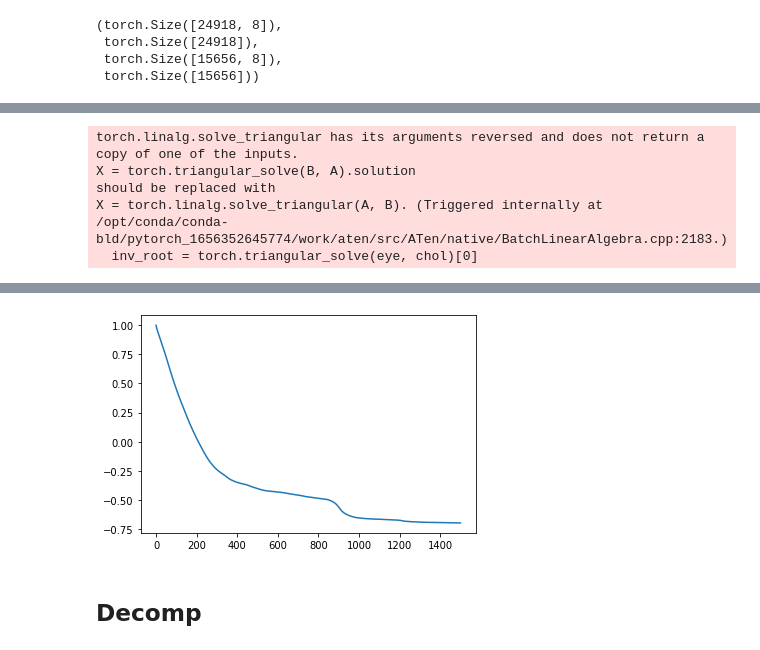
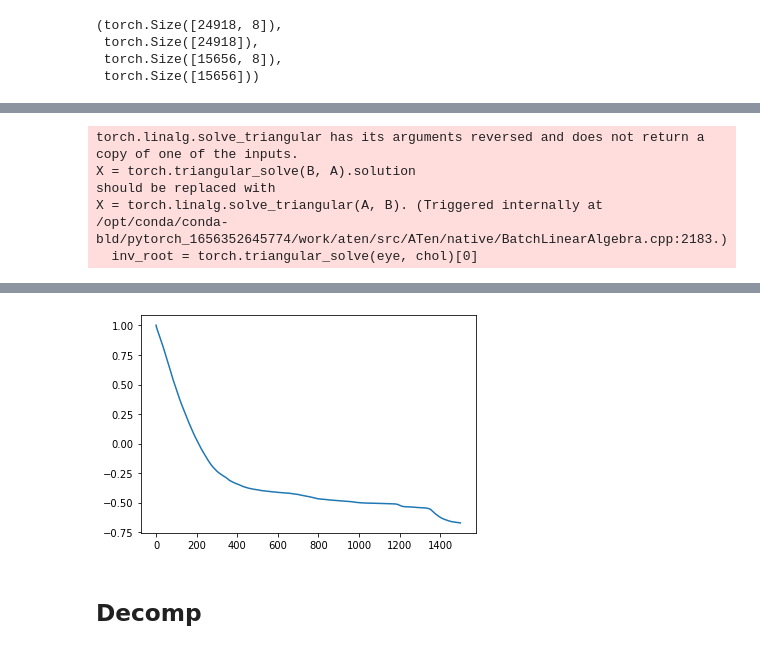
Before and after one commit to Aadesh-1404/nilm-gaussian-process, a Jupyter notebook: Neurips/GP_features_exp_copy.ipynb, the cells around one changed output, grey strips where cells are left out. Cells and saved outputs as stored; diff of their text form; code cells hidden in the pictures.

```diff
--- a/Neurips/GP_features_exp_copy.ipynb
+++ b/Neurips/GP_features_exp_copy.ipynb
@@ -444,7 +444,7 @@ for i in range(1):
   # theta1 = {'likelihood.noise_covar.noise': torch.tensor(3),
   #       'covar_module.base_kernel.lengthscale': torch.tensor(0.1),
   #       'covar_module.outputscale': torch.tensor(5),}
-  loss = model.fit(lr=0.01, n_epochs=1500,verbose=1,thetas = None,
+  loss = model.fit(lr=0.01, n_epochs=1500,verbose=1,thetas = theta,
           random_state=0, n_restarts=1)
 #   loss_arr.append(loss)
   # print(loss)
@@ -491,4 +491,4 @@ restart: 0, epoch: 1500, iter: 1, loss: -0.6970
-[figure, old version]
+[figure, new version]
 # %%
 model_name = "Point_to_point_main_features_and_time.pt"
 torch.save(model.state_dict(), os.path.join(
```
Also changed, not shown: parts of 7 cells of this notebook, 3 other files.
